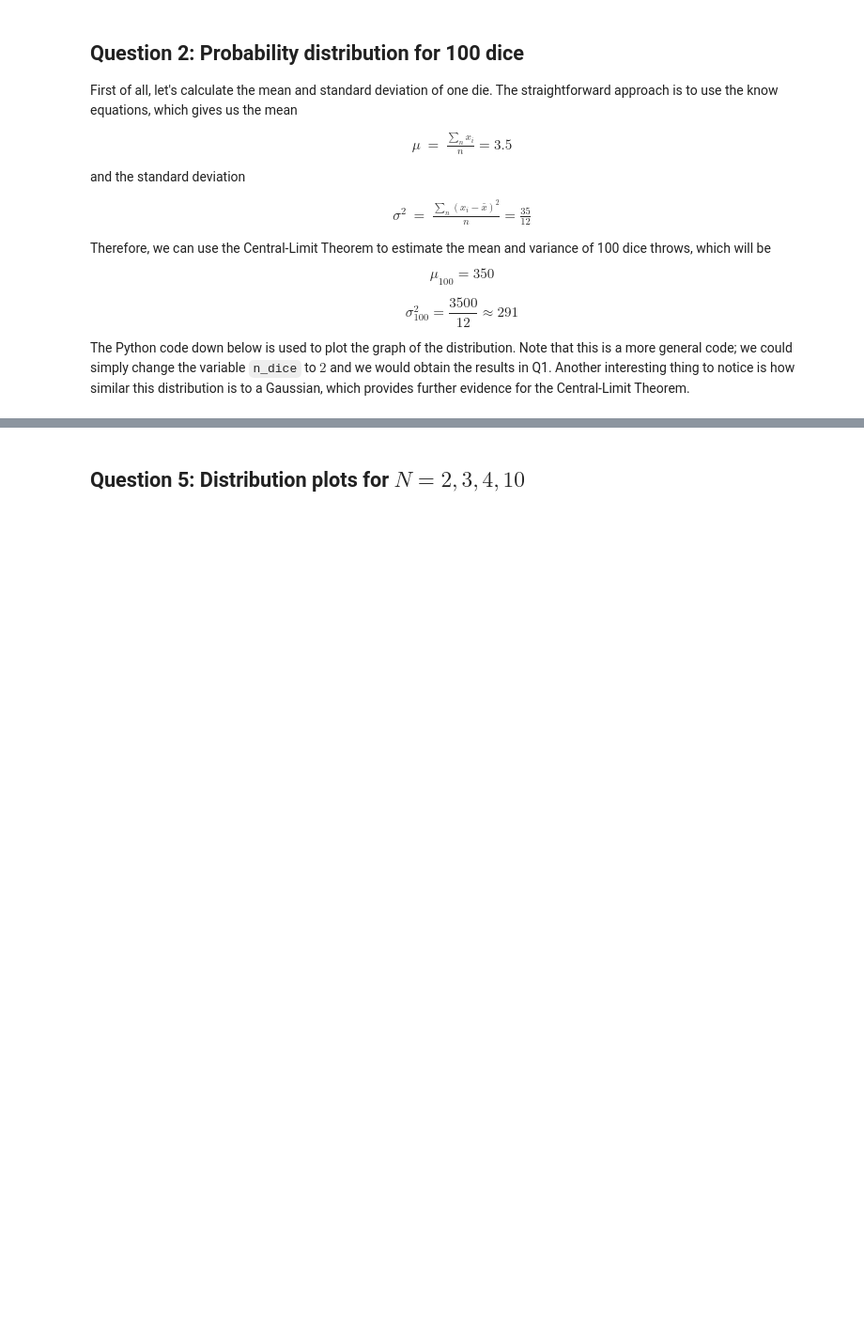
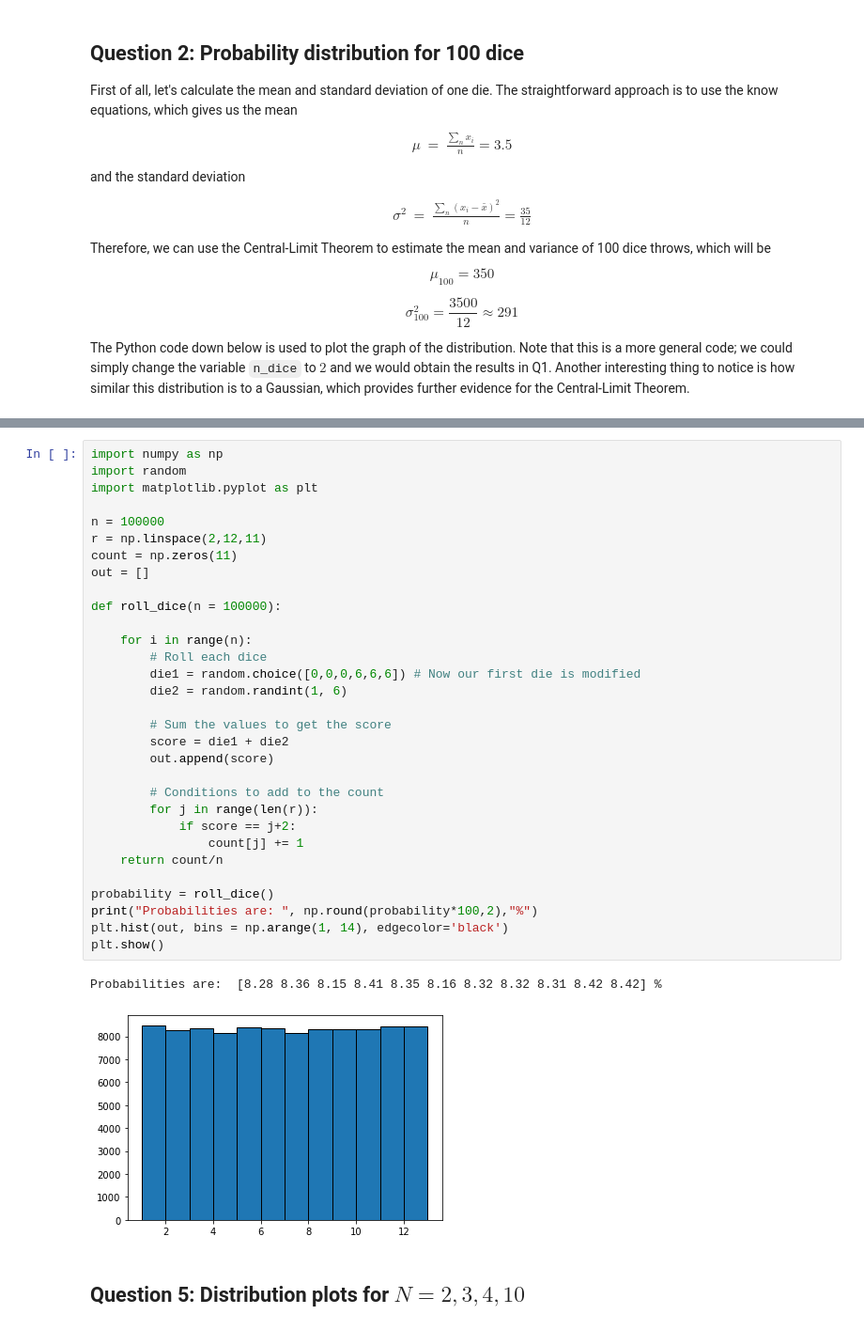
Before and after one commit to LordFeynman/Astro-Statistics, a Jupyter notebook: Assignment-2.ipynb, the cells around one changed output, grey strips where cells are left out. Shown at 94% size. Saved outputs shown, nothing was run; the diff lists cells and outputs as text; blank space fills up the shorter version.

```diff
--- a/Assignment-2.ipynb
+++ b/Assignment-2.ipynb
@@ -216,3 +260,37 @@ plt.show()
+# %%
+import numpy as np
+import random
+import matplotlib.pyplot as plt
+
+n = 100000
+r = np.linspace(2,12,11)
+count = np.zeros(11)
+out = []
+
+def roll_dice(n = 100000):
+
+    for i in range(n):
+        # Roll each dice
+        die1 = random.choice([0,0,0,6,6,6]) # Now our first die is modified
+        die2 = random.randint(1, 6)
+
+        # Sum the values to get the score
+        score = die1 + die2
+        out.append(score)
+
+        # Conditions to add to the count
+        for j in range(len(r)):
+            if score == j+2:
+                count[j] += 1
+    return count/n
+
+probability = roll_dice()
+print("Probabilities are: ", np.round(probability*100,2),"%")
+plt.hist(out, bins = np.arange(1, 14), edgecolor='black')
+plt.show()
+# %% [output]
+Probabilities are:  [8.28 8.36 8.15 8.41 8.35 8.16 8.32 8.32 8.31 8.42 8.42] %
+[figure, added]
 # %% [markdown]
 ## Question 5: Distribution plots for $N = 2, 3, 4, 10$
 # %%
```
Also changed, not shown: parts of 3 cells of this notebook.
